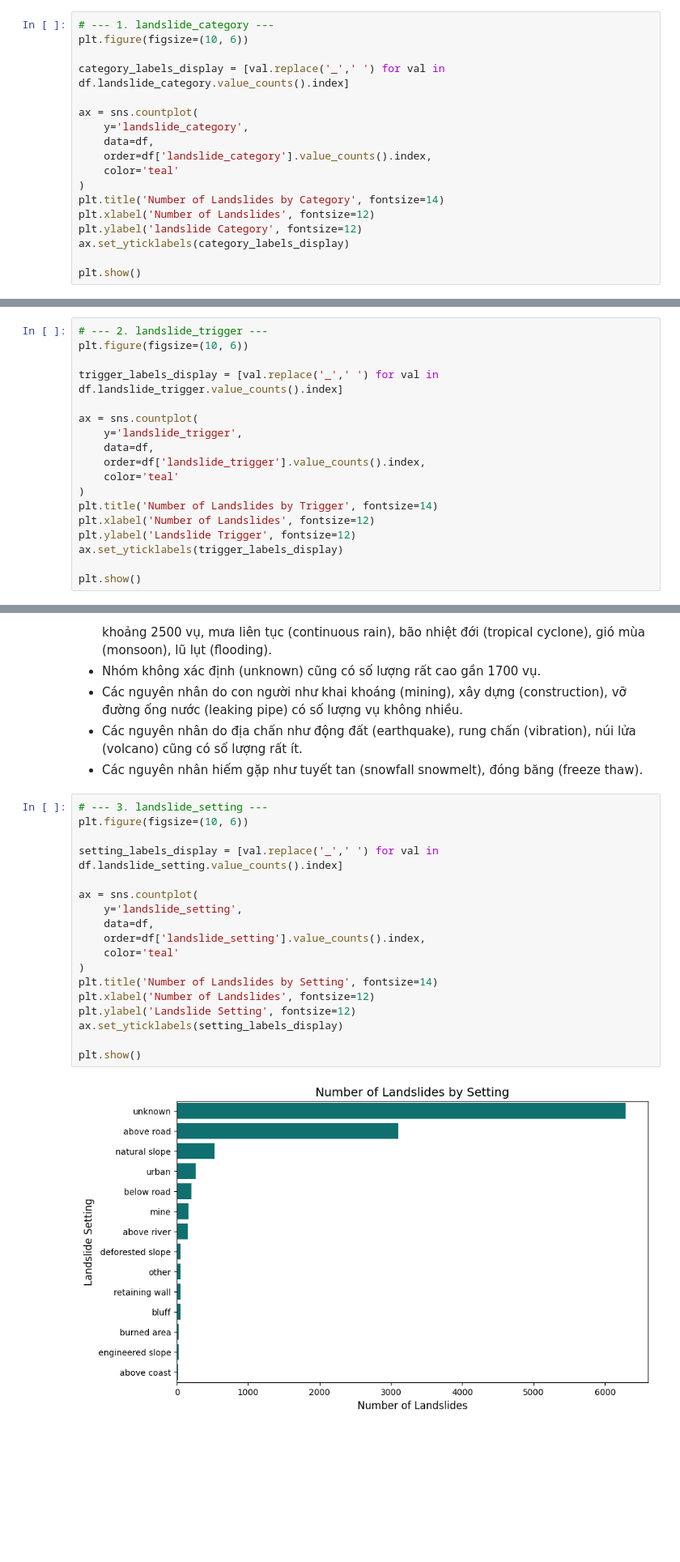
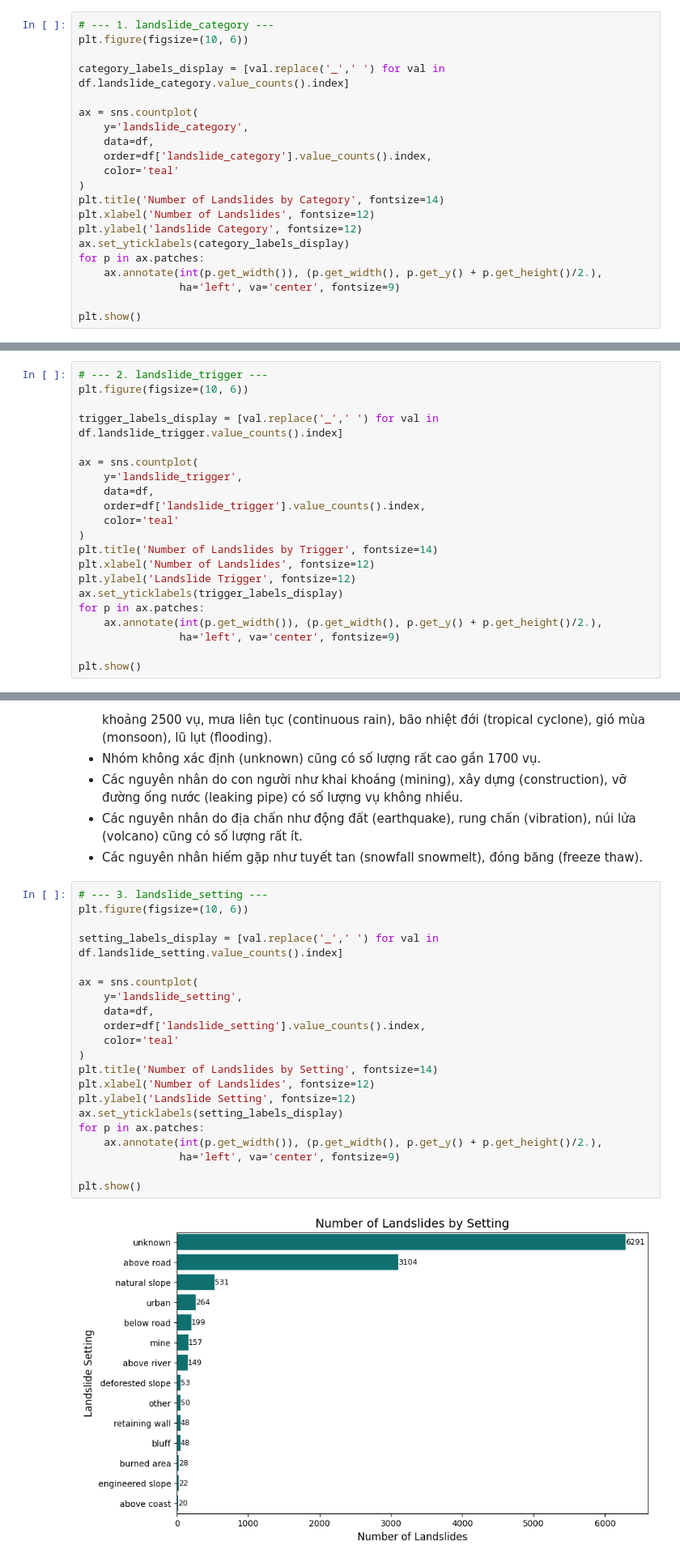
Before and after one commit to tientien01/Global-Landslide-Catalog-NASA-Analysis, a Jupyter notebook: notebook/02_data_exploration.ipynb, the cells around one changed output, grey strips where cells are left out. Shown at 81% size. Cells and saved outputs as stored; diff of their text form; blank space fills up the shorter version.

```diff
--- a/notebook/02_data_exploration.ipynb
+++ b/notebook/02_data_exploration.ipynb
@@ -412,6 +412,9 @@ plt.title('Number of Landslides by Category', fontsize=14)
 plt.xlabel('Number of Landslides', fontsize=12)
 plt.ylabel('landslide Category', fontsize=12)
 ax.set_yticklabels(category_labels_display)
+for p in ax.patches:
+    ax.annotate(int(p.get_width()), (p.get_width(), p.get_y() + p.get_height()/2.),
+                ha='left', va='center', fontsize=9)
 
 plt.show()
 # %% [output]
@@ -437,6 +440,9 @@ plt.title('Number of Landslides by Trigger', fontsize=14)
 plt.xlabel('Number of Landslides', fontsize=12)
 plt.ylabel('Landslide Trigger', fontsize=12)
 ax.set_yticklabels(trigger_labels_display)
+for p in ax.patches:
+    ax.annotate(int(p.get_width()), (p.get_width(), p.get_y() + p.get_height()/2.),
+                ha='left', va='center', fontsize=9)
 
 plt.show()
 # %% [output]
@@ -451,23 +457,26 @@ plt.show()
 # %%
 # --- 3. landslide_setting ---
 plt.figure(figsize=(10, 6))
 
 setting_labels_display = [val.replace('_',' ') for val in df.landslide_setting.value_counts().index]
 
 ax = sns.countplot(
     y='landslide_setting',
     data=df,
     order=df['landslide_setting'].value_counts().index,
     color='teal'
 )
 plt.title('Number of Landslides by Setting', fontsize=14)
 plt.xlabel('Number of Landslides', fontsize=12)
 plt.ylabel('Landslide Setting', fontsize=12)
 ax.set_yticklabels(setting_labels_display)
+for p in ax.patches:
+    ax.annotate(int(p.get_width()), (p.get_width(), p.get_y() + p.get_height()/2.),
+                ha='left', va='center', fontsize=9)
 
 plt.show()
 # %% [output]
-[figure, old version]
+[figure, new version]
 # %% [markdown]
 **Nhận xét:**
 - Nhóm không xác định (unknown) chiếm số lượng lớn với hơn 6000 vụ. Chứng tỏ có hơn một nửa số vụ sạt lở không được ghi nhận về bối cảnh môi trường xung quanh.
```
Also changed, not shown: parts of 4 cells of this notebook.
